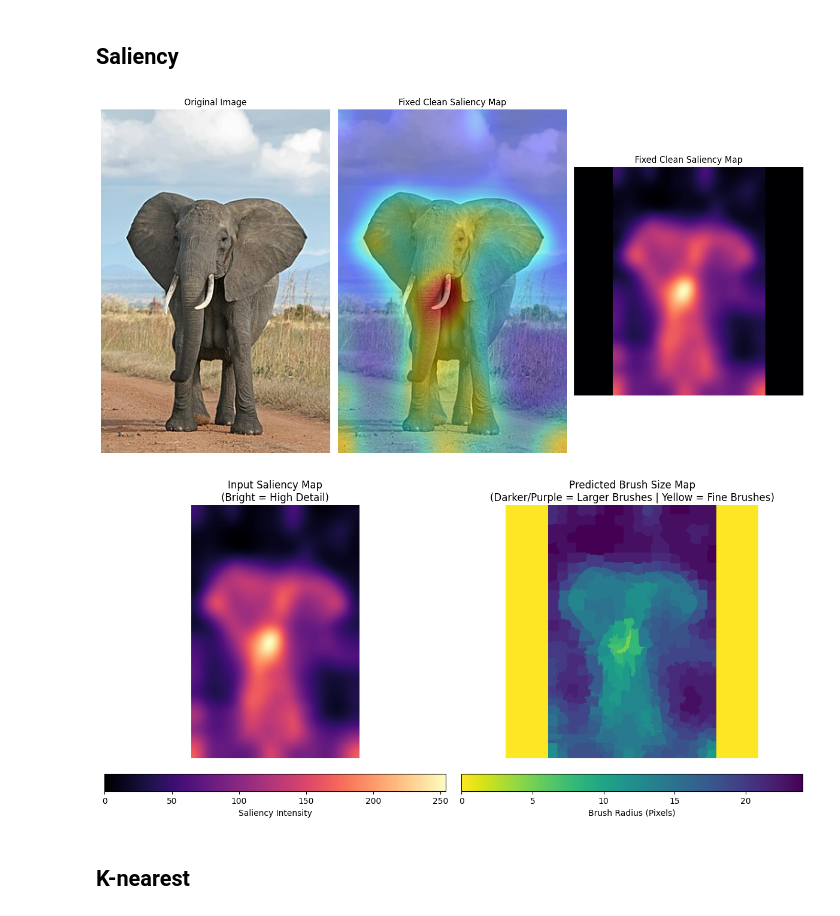
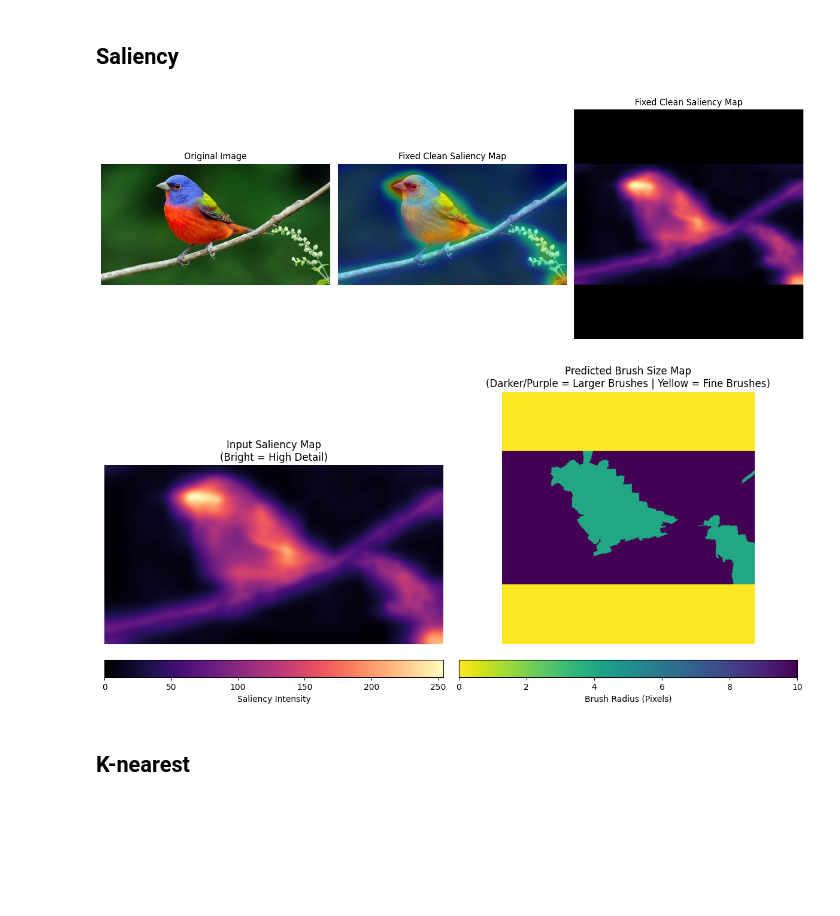
Before and after one commit to SimonMeersschaut/paint-bot, a Jupyter notebook: src/stroke_generation.ipynb, the cells around one changed output. Cells and saved outputs as stored; diff of their text form; code cells hidden in the pictures; blank space fills up the shorter version.

```diff
--- a/src/stroke_generation.ipynb
+++ b/src/stroke_generation.ipynb
@@ -80,7 +81,7 @@ from skimage.segmentation import slic
 import matplotlib.pyplot as plt
 
 # 1. Load your PIL image
-pil_original_image = Image.open("C:/Users/Simon/Documents/projecten/paint-bot/images/elephant.jpg")
+pil_original_image = Image.open("C:/Users/Simon/Documents/projecten/paint-bot/images/bird.jpg")
 
 # 2. Resize to 440x440 (assuming resize_image is defined elsewhere)
 pil_resized_image = resize_image(pil_original_image)
@@ -119,10 +120,10 @@ plt.show()
 ## Depth map
 # %%
 # Pass the original PIL image to the depth estimator
-depth_prediction = depth_estimator(pil_original_image)
+depth_map_pil = np.zeros(tuple(np_original_image.shape[:2]), dtype=np.uint8) # depth_estimator(pil_original_image)
 
 # Extract the depth map as a numpy array
-depth_map_pil = depth_prediction["depth"]
+# depth_map_pil = depth_prediction["depth"]
 resized_depth_map = np.array(resize_image ( depth_map_pil) )
 
 fig, ax1 = plt.subplots(1, 1, figsize=(10, 7)) # Adjusted 20x7 to 10x7 so a single plot isn't stretched too wide
@@ -244,7 +245,7 @@ axes[2].axis("off")
 plt.tight_layout()
 plt.show()
 # %% [output]
-[figure, old version]
+[figure, new version]
 # %%
 import numpy as np
 import matplotlib.pyplot as plt
@@ -253,46 +254,50 @@ import matplotlib.pyplot as plt
 brush_size_map = np.zeros_like(resized_segments, dtype=np.float32)
 
 # Define configuration limits (must match your loop settings)
-max_brush = 25
-min_brush = 4
+# max_brush = 20
+# min_brush = 1
 
 # 2. Pre-calculate and populate the brush size map per segment
 for label, mean_depth in segment_depths:
     segment_mask = (resized_segments == label)
     if not np.any(segment_mask):
         continue
 
     # Calculate mean saliency (assumes 0-255 scale)
     mean_saliency = np.mean(resized_blurred_saliency[segment_mask])
 
     # Map saliency to brush size
-    normalized_saliency = mean_saliency / 255.0
-    dynamic_brush = max_brush - (normalized_saliency * (max_brush - min_brush))
-    clipped_brush = int(np.clip(dynamic_brush, min_brush, max_brush))
+    if mean_saliency >= 80:
+        brush_size_map[segment_mask] = 4
+    else:
+        brush_size_map[segment_mask] = 10
+
+    # normalized_saliency = mean_saliency / 255.0
+    # dynamic_brush = max_brush - (normalized_saliency * (max_brush - min_brush))
+    # clipped_brush = int(np.clip(dynamic_brush, min_brush, max_brush))
 
     # Assign the brush size value to the entire segment area
-    brush_size_map[segment_mask] = clipped_brush
 
 # 3. Plot the visualization side-by-side with the Saliency Map
 fig, axes = plt.subplots(1, 2, figsize=(12, 6))
 
 # Plot the saliency input for reference
 im1 = axes[0].imshow(blurred_saliency, cmap="magma")
 axes[0].set_title("Input Saliency Map\n(Bright = High Detail)")
 axes[0].axis("off")
 fig.colorbar(im1, ax=axes[0], orientation='horizontal', pad=0.05, label="Saliency Intensity")
 
 # Plot the computed brush sizes
 # Using 'viridis_r' (reversed) so smaller values (fine details) stand out distinctly
 im2 = axes[1].imshow(brush_size_map, cmap="viridis_r")
 axes[1].set_title("Predicted Brush Size Map\n(Darker/Purple = Larger Brushes | Yellow = Fine Brushes)")
 axes[1].axis("off")
 fig.colorbar(im2, ax=axes[1], orientation='horizontal', pad=0.05, label="Brush Radius (Pixels)")
 
 plt.tight_layout()
 plt.show()
 # %% [output]
-[figure, old version]
+[figure, new version]
 # %% [markdown]
 ## K-nearest
 # %%
```
Also changed, not shown: parts of 14 cells of this notebook, 2 other files.
